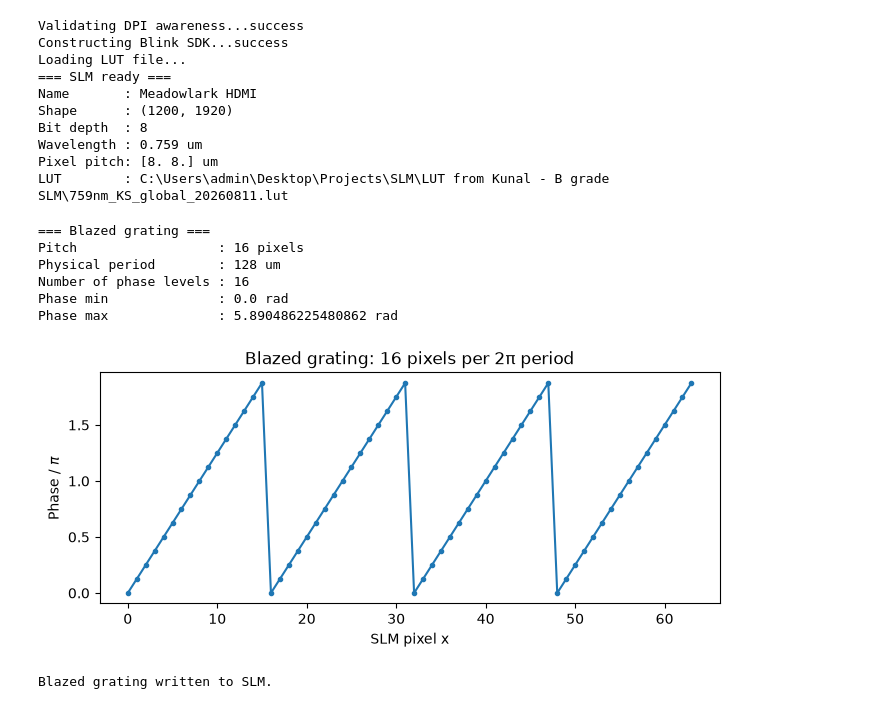
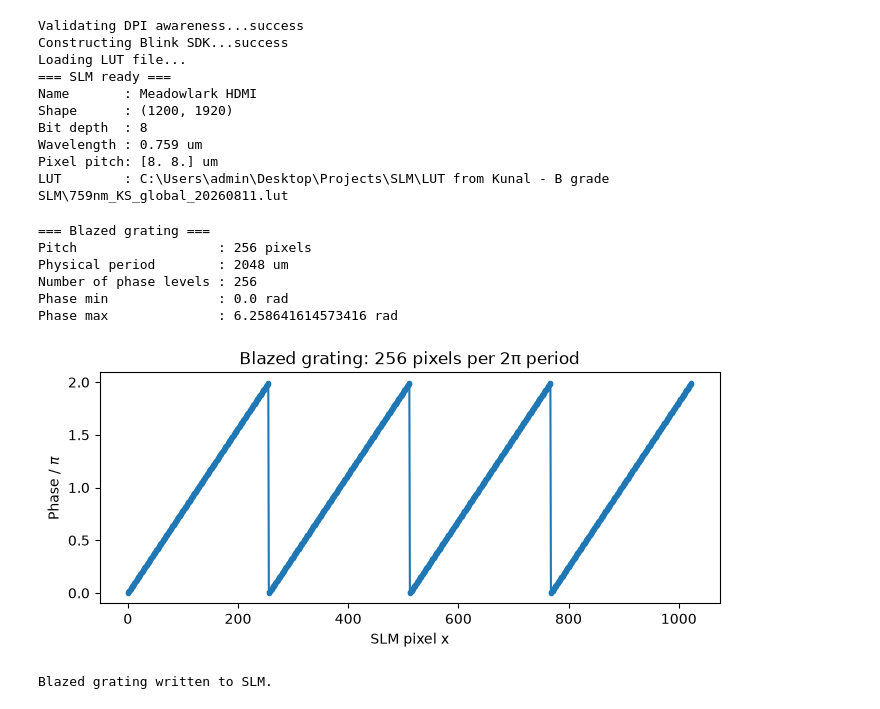
Before and after one commit to ksingh1121/SLM-tests-YDFC, a Jupyter notebook: Experiment scripts/06_diffraction_efficiency.ipynb, the cells around one changed output. Saved outputs shown, nothing was run; the diff lists cells and outputs as text; code cells hidden in the pictures.

```diff
--- a/Experiment scripts/06_diffraction_efficiency.ipynb
+++ b/Experiment scripts/06_diffraction_efficiency.ipynb
@@ -5,6 +5,17 @@ from pathlib import Path
 
 import numpy as np
 import matplotlib.pyplot as plt
+from matplotlib_inline.backend_inline import set_matplotlib_formats
+
+
+# Plotting
+set_matplotlib_formats("retina")
+
+plt.style.use(
+    "https://raw.githubusercontent.com/"
+    "ksingh1121/python-plot-style/main/physics.mplstyle"
+)
+
 
 from slmsuite.hardware.slms.meadowlark import Meadowlark
 
@@ -66,7 +77,7 @@ import matplotlib.pyplot as plt
 # CHANGE ONLY THIS NUMBER
 # ============================================================
 
-pitch_px = 2      # allowed: 2, 4, 6, ..., 32
+pitch_px = 256     # allowed: 2, 4, 6, ..., 32
 
 
 # ============================================================
@@ -108,36 +119,36 @@ plt.figure(figsize=(8, 3))
 plt.plot(
     x[:4 * pitch_px],
     phase_line[:4 * pitch_px] / np.pi,
     ".-",
 )
 
 plt.xlabel("SLM pixel x")
 plt.ylabel(r"Phase / $\pi$")
 plt.title(f"Blazed grating: {pitch_px} pixels per 2π period")
 
 plt.show()
 
 
 # ============================================================
 # Send phase to SLM
 #
 # IMPORTANT:
 # This is a float phase array in radians.
 # slmsuite converts it using your calibrated LUT.
 # ============================================================
 
 slm.set_phase(
     phase_grating,
     settle=True,
 )
 
 print("\nBlazed grating written to SLM.")
 # %% [output]
 === Blazed grating ===
-Pitch                  : 16 pixels
-Physical period        : 128 um
-Number of phase levels : 16
+Pitch                  : 256 pixels
+Physical period        : 2048 um
+Number of phase levels : 256
 Phase min              : 0.0 rad
-Phase max              : 5.890486225480862 rad
+Phase max              : 6.258641614573416 rad
-[figure, old version]
+[figure, new version]
 Blazed grating written to SLM.
```
Also changed, not shown: parts of 2 cells of this notebook, 4 other files.
